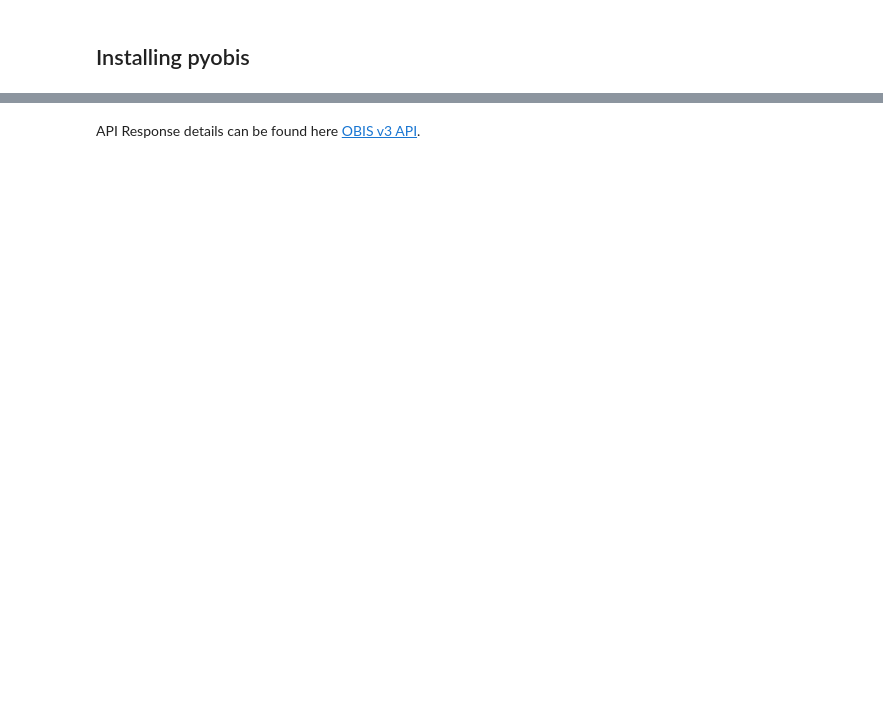
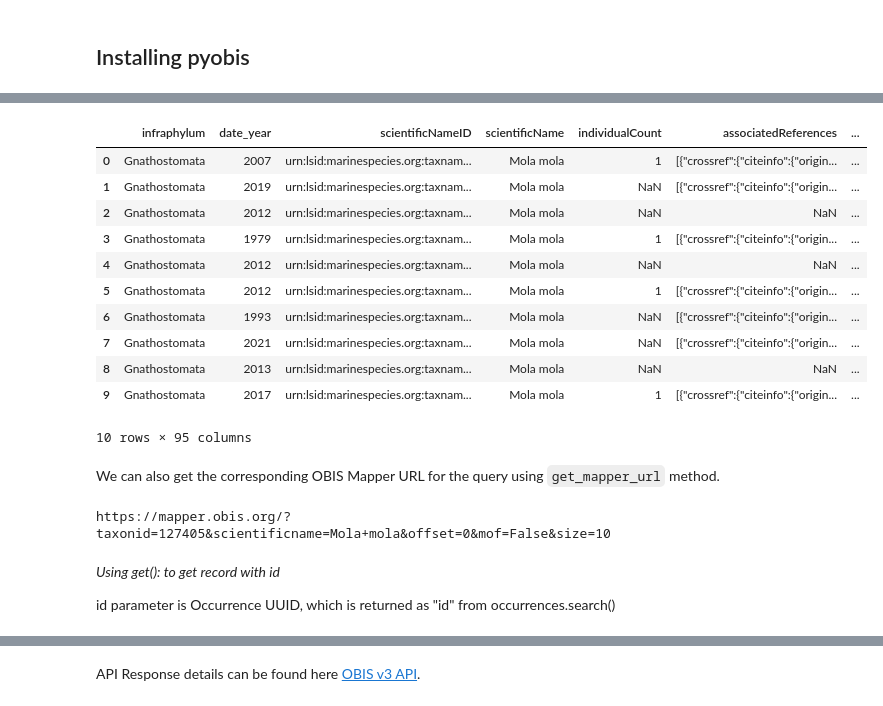
Before and after one commit to iobis/pyobis, a Jupyter notebook: notebooks/usage_guide.ipynb, the cells around one changed output, grey strips where cells are left out. Cells and saved outputs as stored; diff of their text form; code cells hidden in the pictures; blank space fills up the shorter version.

```diff
--- a/notebooks/usage_guide.ipynb
+++ b/notebooks/usage_guide.ipynb
@@ -355,0 +44,7 @@ print(pd.DataFrame(res["results"]))
+# %%
+import pandas as pd
+from pyobis.occurrences import OccQuery
+query = OccQuery()
+# %%
+res = query.search(scientificname='Mola mola', size=10)
+print(res["results"])
@@ -355,0 +55,26 @@ print(pd.DataFrame(res["results"]))
+# %%
+pd.DataFrame(res["results"])
+# %% [output]
+|  | infraphylum | date_year | scientificNameID | scientificName | individualCount | associatedReferences | ... |
+| 0 | Gnathostomata | 2007 | urn:lsid:marinespecies.org:taxnam... | Mola mola | 1 | [{"crossref":{"citeinfo":{"origin... | ... |
+| 1 | Gnathostomata | 2019 | urn:lsid:marinespecies.org:taxnam... | Mola mola | NaN | [{"crossref":{"citeinfo":{"origin... | ... |
+| 2 | Gnathostomata | 2012 | urn:lsid:marinespecies.org:taxnam... | Mola mola | NaN | NaN | ... |
+| 3 | Gnathostomata | 1979 | urn:lsid:marinespecies.org:taxnam... | Mola mola | 1 | [{"crossref":{"citeinfo":{"origin... | ... |
+| 4 | Gnathostomata | 2012 | urn:lsid:marinespecies.org:taxnam... | Mola mola | NaN | NaN | ... |
+| 5 | Gnathostomata | 2012 | urn:lsid:marinespecies.org:taxnam... | Mola mola | 1 | [{"crossref":{"citeinfo":{"origin... | ... |
+| 6 | Gnathostomata | 1993 | urn:lsid:marinespecies.org:taxnam... | Mola mola | NaN | [{"crossref":{"citeinfo":{"origin... | ... |
+| 7 | Gnathostomata | 2021 | urn:lsid:marinespecies.org:taxnam... | Mola mola | NaN | [{"crossref":{"citeinfo":{"origin... | ... |
+| 8 | Gnathostomata | 2013 | urn:lsid:marinespecies.org:taxnam... | Mola mola | NaN | NaN | ... |
+| 9 | Gnathostomata | 2017 | urn:lsid:marinespecies.org:taxnam... | Mola mola | 1 | [{"crossref":{"citeinfo":{"origin... | ... |
+10 rows × 95 columns
+# %% [markdown]
+We can also get the corresponding OBIS Mapper URL for the query using `get_mapper_url` method.
+# %%
+mapper_url = query.get_mapper_url()
+print(mapper_url)
+# %% [output]
+https://mapper.obis.org/?taxonid=127405&scientificname=Mola+mola&offset=0&mof=False&size=10
+# %% [markdown]
+*Using get(): to get record with id*
+
+id parameter is Occurrence UUID, which is returned as "id" from occurrences.search()
```
Also changed, not shown: parts of 93 cells of this notebook.
